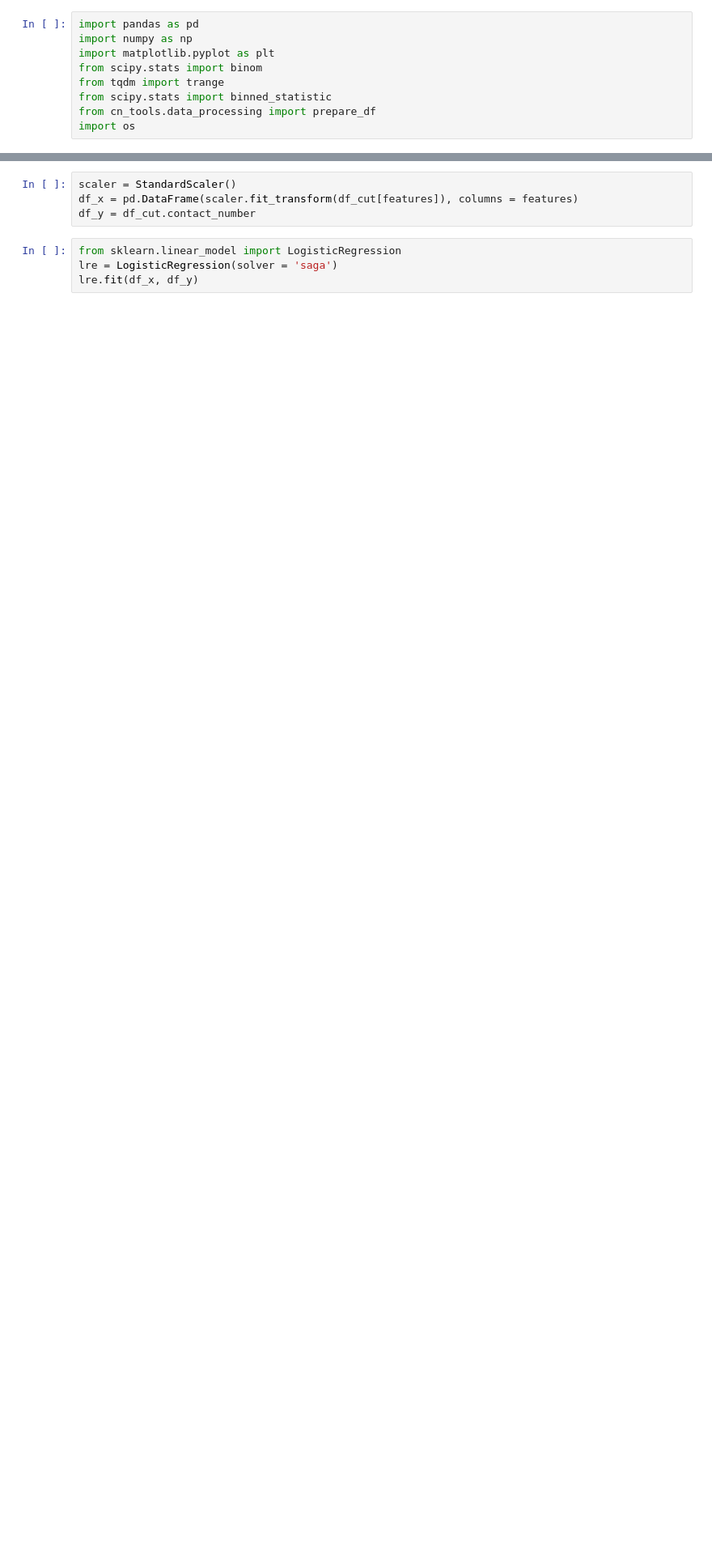
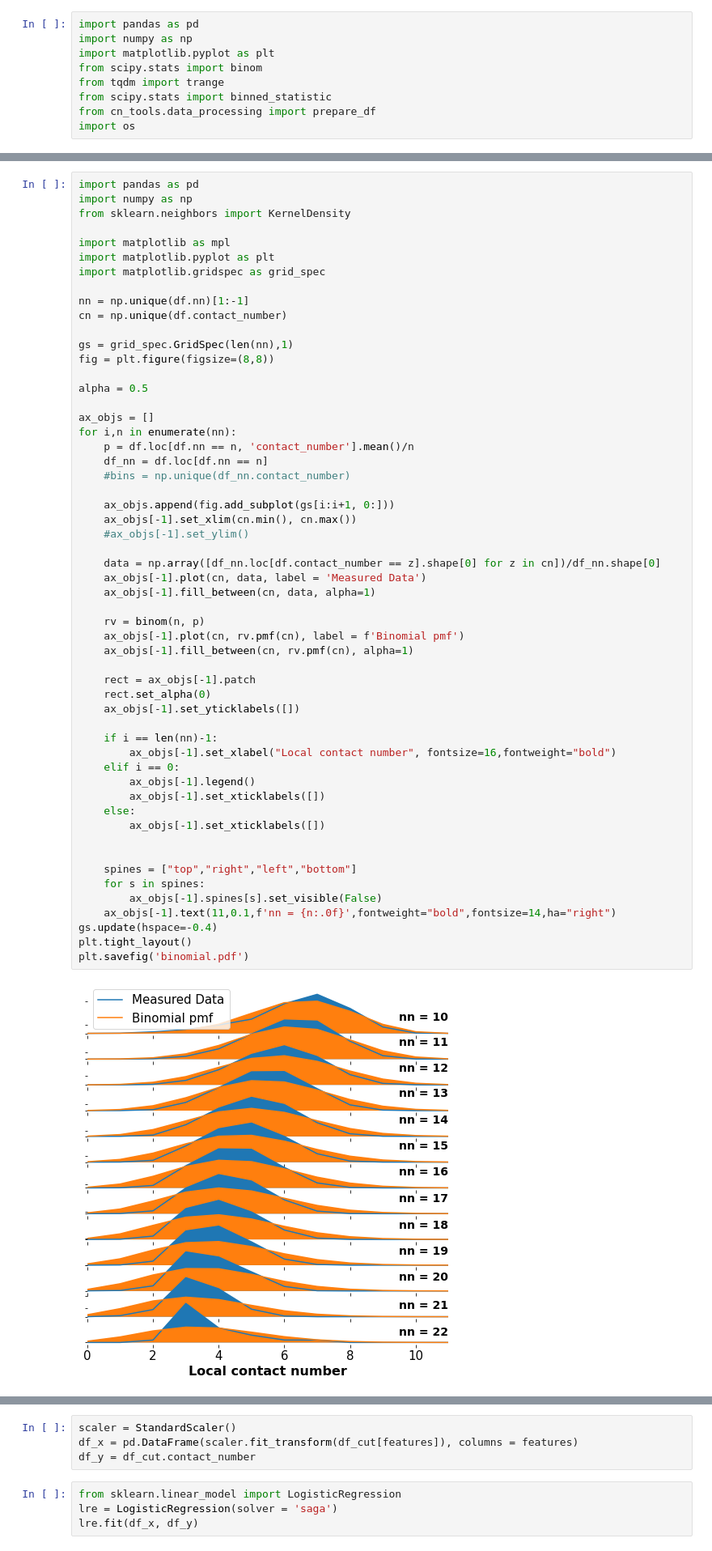
Before and after one commit to AnsgarKuehn/CN_Analysis, a Jupyter notebook: Notebooks/Analysis.ipynb, the cells around one changed output, grey strips where cells are left out. Shown at 81% size. Saved outputs shown, nothing was run; the diff lists cells and outputs as text; blank space fills up the shorter version.

```diff
--- a/Notebooks/Analysis.ipynb
+++ b/Notebooks/Analysis.ipynb
@@ -64,0 +105,57 @@ plt.show()
+# %%
+import pandas as pd
+import numpy as np
+from sklearn.neighbors import KernelDensity
+
+import matplotlib as mpl
+import matplotlib.pyplot as plt
+import matplotlib.gridspec as grid_spec
+
+nn = np.unique(df.nn)[1:-1]
+cn = np.unique(df.contact_number)
+
+gs = grid_spec.GridSpec(len(nn),1)
+fig = plt.figure(figsize=(8,8))
+
+alpha = 0.5
+
+ax_objs = []
+for i,n in enumerate(nn):
+    p = df.loc[df.nn == n, 'contact_number'].mean()/n
+    df_nn = df.loc[df.nn == n]
+    #bins = np.unique(df_nn.contact_number)
+
+    ax_objs.append(fig.add_subplot(gs[i:i+1, 0:]))
+    ax_objs[-1].set_xlim(cn.min(), cn.max())
+    #ax_objs[-1].set_ylim()
+
+    data = np.array([df_nn.loc[df.contact_number == z].shape[0] for z in cn])/df_nn.shape[0]
+    ax_objs[-1].plot(cn, data, label = 'Measured Data')
+    ax_objs[-1].fill_between(cn, data, alpha=1)
+
+    rv = binom(n, p)
+    ax_objs[-1].plot(cn, rv.pmf(cn), label = f'Binomial pmf')
+    ax_objs[-1].fill_between(cn, rv.pmf(cn), alpha=1)
+
+    rect = ax_objs[-1].patch
+    rect.set_alpha(0)
+    ax_objs[-1].set_yticklabels([])
+
+    if i == len(nn)-1:
+        ax_objs[-1].set_xlabel("Local contact number", fontsize=16,fontweight="bold")
+    elif i == 0:
+        ax_objs[-1].legend()
+        ax_objs[-1].set_xticklabels([])
+    else:
+        ax_objs[-1].set_xticklabels([])
+
+
+    spines = ["top","right","left","bottom"]
+    for s in spines:
+        ax_objs[-1].spines[s].set_visible(False)
+    ax_objs[-1].text(11,0.1,f'nn = {n:.0f}',fontweight="bold",fontsize=14,ha="right")
+gs.update(hspace=-0.4)
+plt.tight_layout()
+plt.savefig('binomial.pdf')
+# %% [output]
+[figure, added]
```
Also changed, not shown: parts of 22 cells of this notebook, 3 other files.
